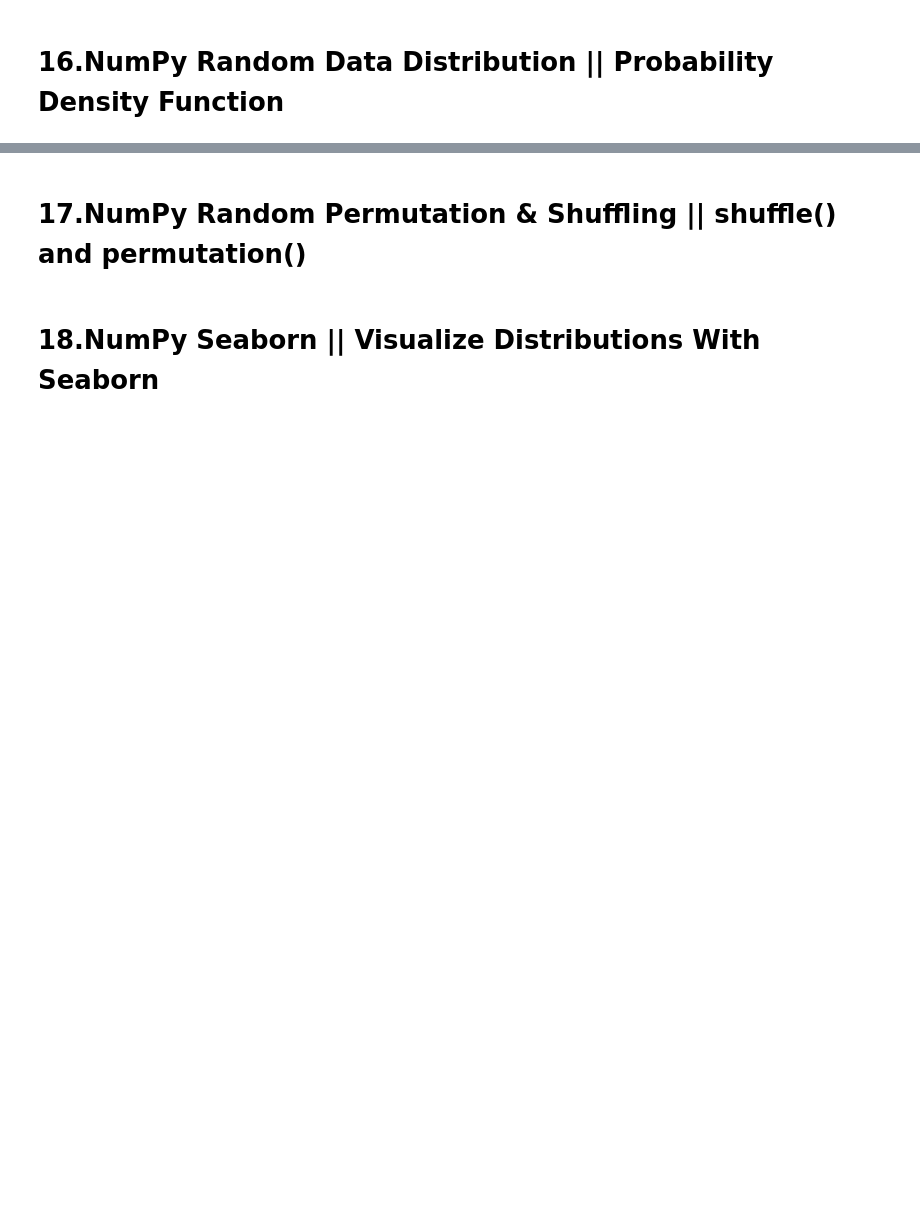
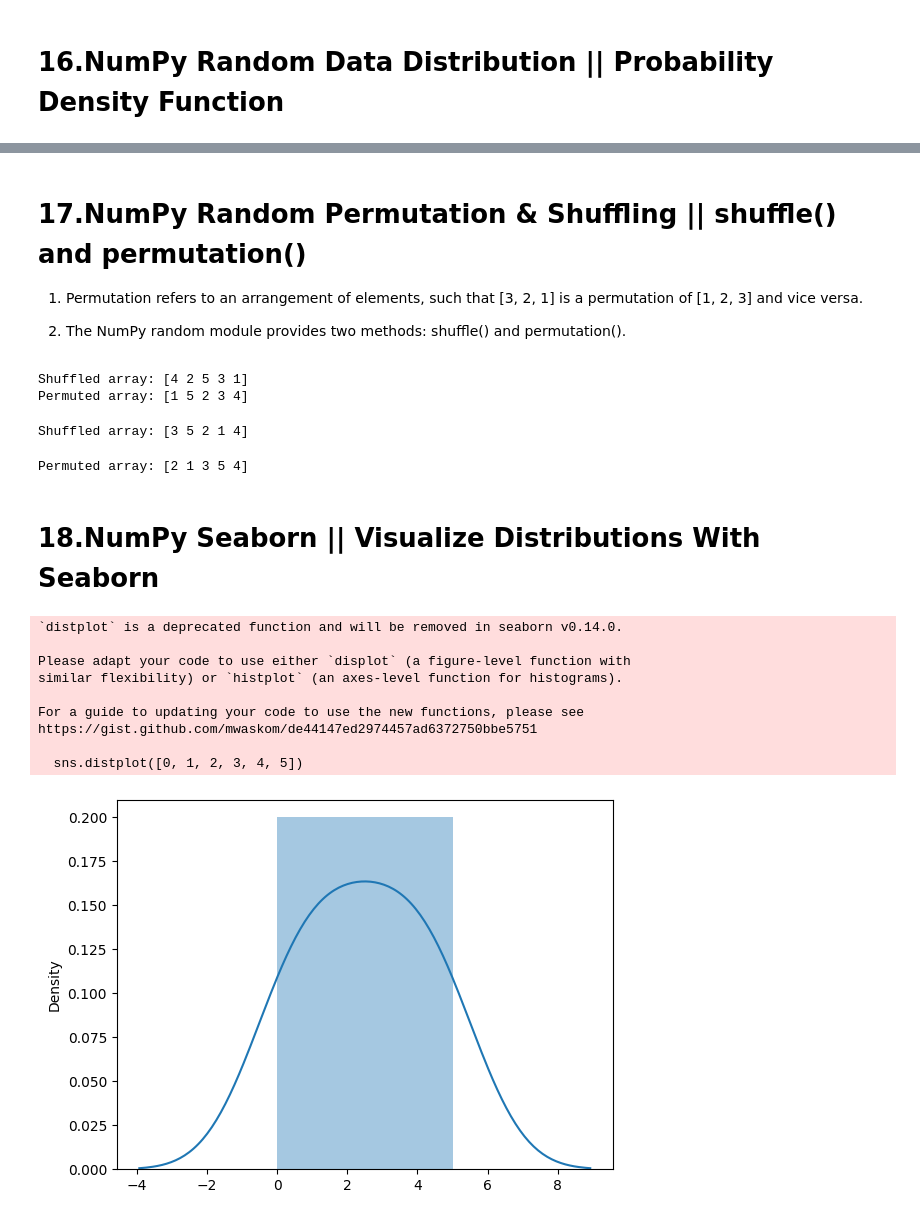
Before and after one commit to praveensinghaws/Python, a Jupyter notebook: DataCode_With_Sharad/2-Python_Numpy/4_NUMPY_LAB_16_20.ipynb, the cells around one changed output, grey strips where cells are left out. Saved outputs shown, nothing was run; the diff lists cells and outputs as text; code cells hidden in the pictures; blank space fills up the shorter version.

```diff
--- a/DataCode_With_Sharad/2-Python_Numpy/4_NUMPY_LAB_16_20.ipynb
+++ b/DataCode_With_Sharad/2-Python_Numpy/4_NUMPY_LAB_16_20.ipynb
@@ -3,4 +90,76 @@
 # %% [markdown]
 # 17.NumPy Random Permutation & Shuffling || shuffle() and permutation()
+
+1. Permutation refers to an arrangement of elements, such that [3, 2, 1] is a permutation of [1, 2, 3] and vice versa.
+
+2. The NumPy random module provides two methods: shuffle() and permutation().
+# %%
+# GPT Examples:
+import numpy as np
+
+# Using shuffle() to shuffle the elements of an array in place
+arr = np.array([1, 2, 3, 4, 5])
+np.random.shuffle(arr)
+print("Shuffled array:", arr)
+
+
+# Using permutation() to return a new array with the elements of the original array randomly permuted
+arr = np.array([1, 2, 3, 4, 5])
+permuted_arr = np.random.permutation(arr)
+print("Permuted array:", permuted_arr)
+# %% [output]
+Shuffled array: [4 2 5 3 1]
+Permuted array: [1 5 2 3 4]
+# %%
+# Sharad :
+from numpy import random
+import numpy as np
+
+# Using shuffle() to shuffle the elements of an array in place
+arr = np.array([1, 2, 3, 4, 5])
+
+# Shuffle the array in place
+random.shuffle(arr)
+
+# Print the shuffled array
+print("Shuffled array:", arr)
+# %% [output]
+Shuffled array: [3 5 2 1 4]
+# %%
+from numpy import random
+import numpy as np
+
+# now we will generate a permutation of elements for the below array:
+# the permutation() method leaves the original array unchanged.
+# Create an array
+arr = np.array([1, 2, 3, 4, 5])
+
+# Print the permuted array
+print("Permuted array:", random.permutation(arr))
+# %% [output]
+Permuted array: [2 1 3 5 4]
 # %% [markdown]
 # 18.NumPy Seaborn || Visualize Distributions With Seaborn
+# %%
+# matplotlib(pyplot) -seaborn
+# seaborn is a library that uses matplotlib underneath to plot graphs.
+# Distplot - Distribution plot (curve plot - histogram)
+import matplotlib.pyplot as plt
+import seaborn as sns
+
+# Plotting a distribution plot
+sns.distplot([0, 1, 2, 3, 4, 5])
+
+# Displaying the plot
+plt.show()
+# %% [output]
+`distplot` is a deprecated function and will be removed in seaborn v0.14.0.
+
+Please adapt your code to use either `displot` (a figure-level function with
+similar flexibility) or `histplot` (an axes-level function for histograms).
+
+For a guide to updating your code to use the new functions, please see
+https://gist.github.com/mwaskom/de44147ed2974457ad6372750bbe5751
+
+  sns.distplot([0, 1, 2, 3, 4, 5])
+[figure, added]
```
Also changed, not shown: parts of 23 cells of this notebook, 1 other file.
